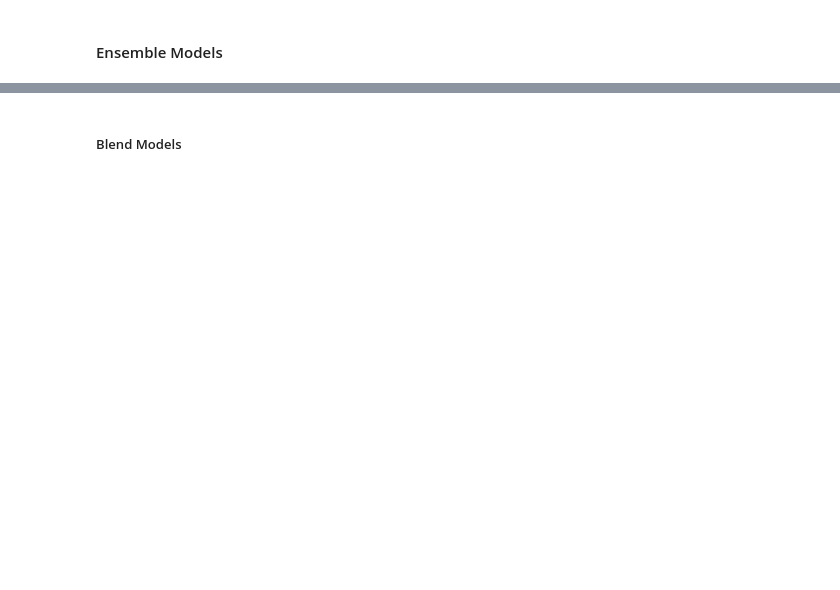
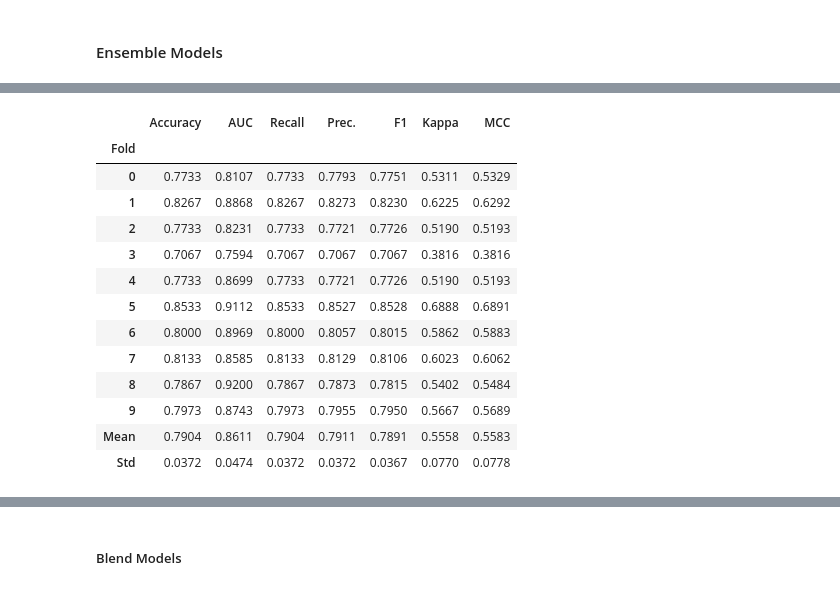
Before and after one commit to iamabutalha/Fun_Learning_ML, a Jupyter notebook: pyCaret_01_classification.ipynb, the cells around one changed output, grey strips where cells are left out. Saved outputs shown, nothing was run; the diff lists cells and outputs as text; code cells hidden in the pictures; blank space fills up the shorter version.

```diff
--- a/pyCaret_01_classification.ipynb
+++ b/pyCaret_01_classification.ipynb
@@ -48,4 +231,5 @@ tuned_rf = tuned_model(rf)
 # %% [markdown]
 #### Ensemble Models
 # %%
-bagged_dt = ensembled_model(dt)
+bagged_dt = ensemble_model(dt, method='Bagging')
+# %% [output]
@@ -51,0 +237,14 @@ bagged_dt = ensembled_model(dt)
+|  | Accuracy | AUC | Recall | Prec. | F1 | Kappa | MCC |
+| Fold |  |  |  |  |  |  |  |
+| 0 | 0.7733 | 0.8107 | 0.7733 | 0.7793 | 0.7751 | 0.5311 | 0.5329 |
+| 1 | 0.8267 | 0.8868 | 0.8267 | 0.8273 | 0.8230 | 0.6225 | 0.6292 |
+| 2 | 0.7733 | 0.8231 | 0.7733 | 0.7721 | 0.7726 | 0.5190 | 0.5193 |
+| 3 | 0.7067 | 0.7594 | 0.7067 | 0.7067 | 0.7067 | 0.3816 | 0.3816 |
+| 4 | 0.7733 | 0.8699 | 0.7733 | 0.7721 | 0.7726 | 0.5190 | 0.5193 |
+| 5 | 0.8533 | 0.9112 | 0.8533 | 0.8527 | 0.8528 | 0.6888 | 0.6891 |
+| 6 | 0.8000 | 0.8969 | 0.8000 | 0.8057 | 0.8015 | 0.5862 | 0.5883 |
+| 7 | 0.8133 | 0.8585 | 0.8133 | 0.8129 | 0.8106 | 0.6023 | 0.6062 |
+| 8 | 0.7867 | 0.9200 | 0.7867 | 0.7873 | 0.7815 | 0.5402 | 0.5484 |
+| 9 | 0.7973 | 0.8743 | 0.7973 | 0.7955 | 0.7950 | 0.5667 | 0.5689 |
+| Mean | 0.7904 | 0.8611 | 0.7904 | 0.7911 | 0.7891 | 0.5558 | 0.5583 |
+| Std | 0.0372 | 0.0474 | 0.0372 | 0.0372 | 0.0367 | 0.0770 | 0.0778 |
```
Also changed, not shown: parts of 40 cells of this notebook, 8 other files.
